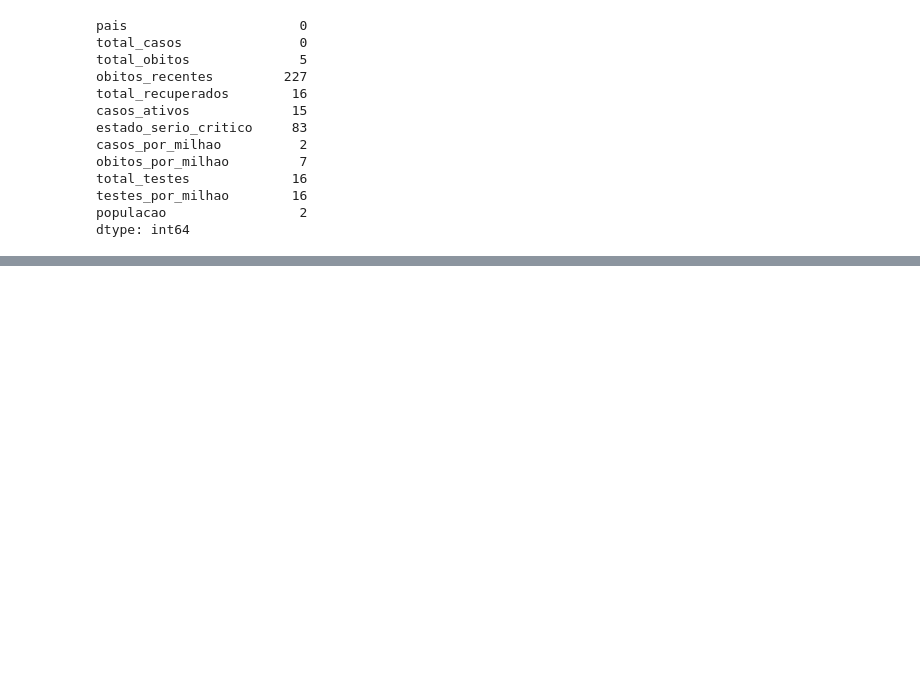
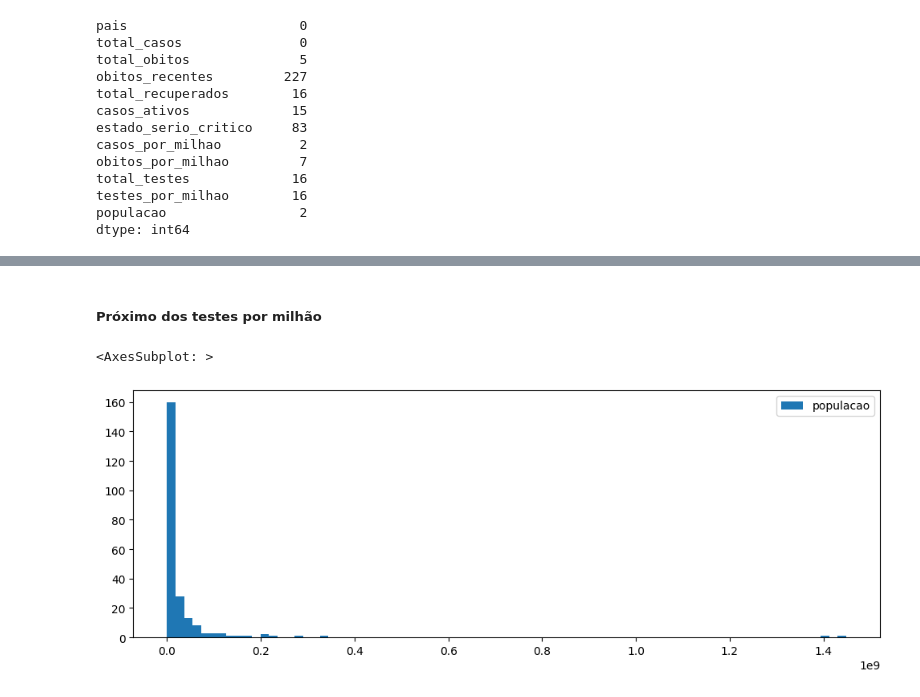
Before and after one commit to bernaRocha/ultima-School_portfolio, a Jupyter notebook: 01_coronavirus_pandemic-dataset/analise_coronavirus.ipynb, the cells around one changed output, grey strips where cells are left out. Drawn from its saved outputs; the diff is of its cells as text; code cells hidden in the pictures; blank space fills up the shorter version.

```diff
--- a/01_coronavirus_pandemic-dataset/analise_coronavirus.ipynb
+++ b/01_coronavirus_pandemic-dataset/analise_coronavirus.ipynb
@@ -208,0 +229,7 @@ dtype: int64
+# %% [markdown]
+##### Próximo dos testes por milhão
+# %%
+data["populacao"].hist(grid=False, bins=80, legend=True, figsize=(12, 4))
+# %% [output]
+<AxesSubplot: >
+[figure, added]
```
Also changed, not shown: parts of 12 cells of this notebook.
